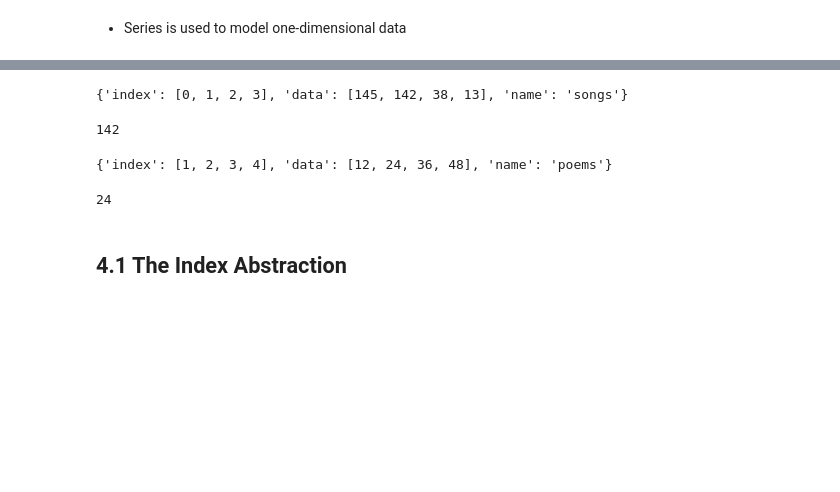
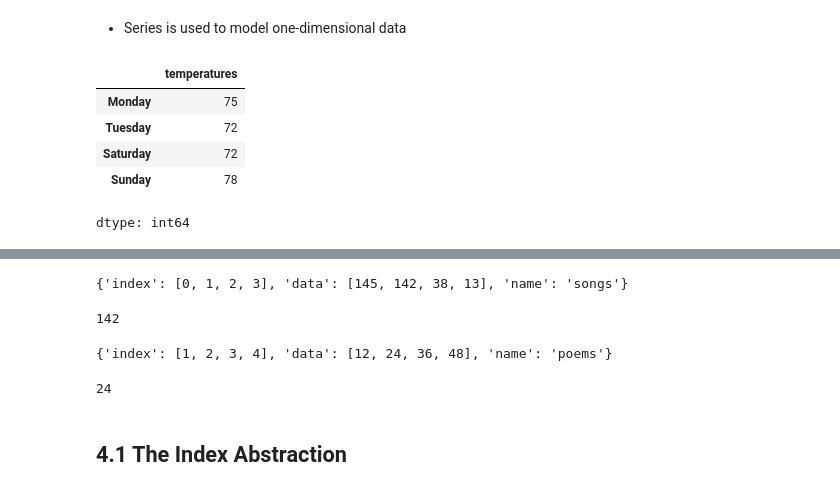
Before and after one commit to stevechengnyc/effective-pandas, a Jupyter notebook: 4-series-intro.ipynb, the cells around one changed output, grey strips where cells are left out. Cells and saved outputs as stored; diff of their text form; code cells hidden in the pictures; blank space fills up the shorter version.

```diff
--- a/4-series-intro.ipynb
+++ b/4-series-intro.ipynb
@@ -6,2 +24,13 @@ import numpy as np
 # %% [markdown]
 - Series is used to model one-dimensional data
+# %%
+mask = temp > temp.mean()
+# %%
+temp[mask]
+# %% [output]
+|  | temperatures |
+| Monday | 75 |
+| Tuesday | 72 |
+| Saturday | 72 |
+| Sunday | 78 |
+dtype: int64
```
Also changed, not shown: parts of 6 cells of this notebook.
